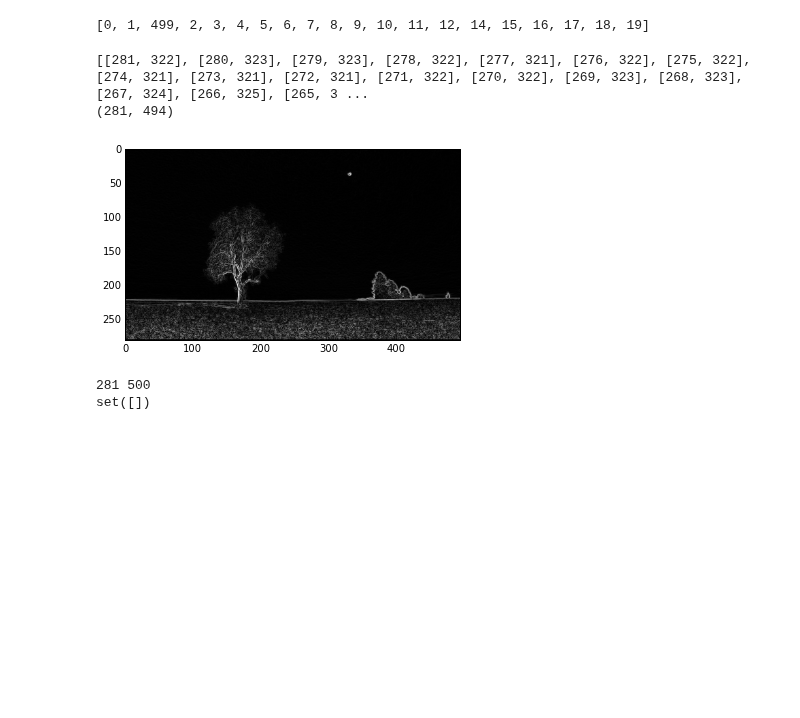
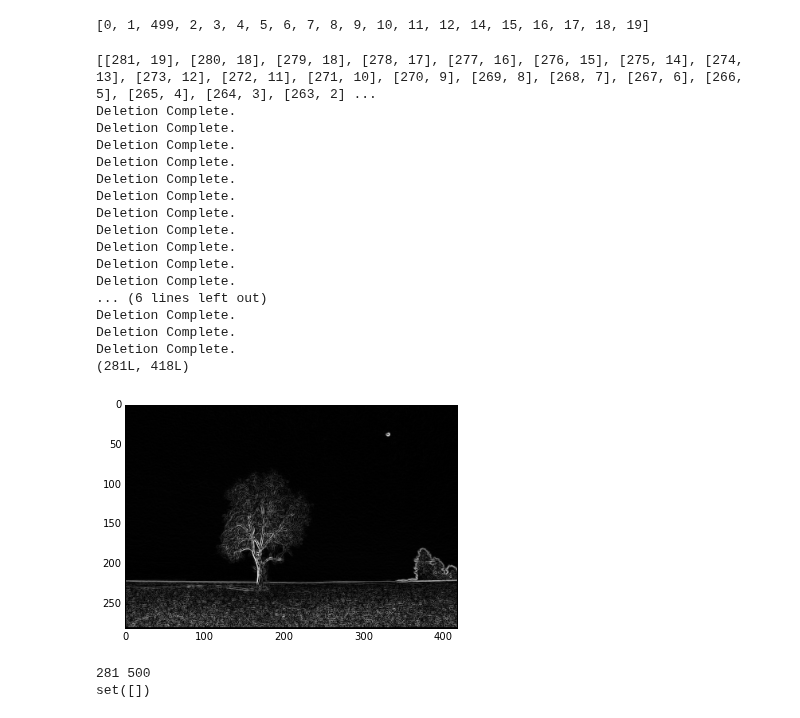
Before and after one commit to cnavas88/Image-Processing, a Jupyter notebook: practica3/Practica3.ipynb, the cells around one changed output. Saved outputs shown, nothing was run; the diff lists cells and outputs as text; code cells hidden in the pictures; blank space fills up the shorter version.

Commit message:
arreglado la lista backtracking

```diff
--- a/practica3/Practica3.ipynb
+++ b/practica3/Practica3.ipynb
@@ -110,35 +110,52 @@ print llistaBacktracking
 # %%
 def borrar_cami (img, path):
     height, width = img.shape[:2]
     img_retallada = np.zeros((height, width-1))
     path_cpy = path
     visitat = []
     for x in range(height):
         for y in range(width-1):
             if (x,y) not in path_cpy and x not in visitat:
                 img_retallada[x,y] = img[x,y]
             elif (x,y) in path_cpy:
                 visitat.add(x)
             else:
                 img_retallada[x,y-1] = img[x,y]
-    #print "Deletion Complete."
+    print "Deletion Complete."
     return img_retallada;
-print tall_vertical(h, llistaBacktracking[2], E, path)
-#path = tall_vertical(h, llistaBacktracking[0], E, path)
+
+path = []
+print tall_vertical(h, llistaBacktracking[19], E, path)
 #grad = borrar_cami(grad, path)
 #plt.subplot(1,2,1)
 #plt.imshow(normalitzar(grad), cmap="gray")
-#for t in range (50):
-#    path = []
-#    tall_vertical(h, llistaBacktracking[t], E, path)
-#    grad = borrar_cami(grad, path)
+for t in range(20):
+  path = []
+  path = tall_vertical(h, llistaBacktracking[t], E, path)
+#  print "*****::::", path
+  grad = borrar_cami(grad, path)
 #plt.subplot(1,2,2)
 plt.imshow(normalitzar(grad), cmap="gray")
 print grad.shape
 # %% [output]
-[[281, 322], [280, 323], [279, 323], [278, 322], [277, 321], [276, 322], [275, 322], [274, 321], [273, 321], [272, 321], [271, 322], [270, 322], [269, 323], [268, 323], [267, 324], [266, 325], [265, 3 ...
-(281, 494)
+[[281, 19], [280, 18], [279, 18], [278, 17], [277, 16], [276, 15], [275, 14], [274, 13], [273, 12], [272, 11], [271, 10], [270, 9], [269, 8], [268, 7], [267, 6], [266, 5], [265, 4], [264, 3], [263, 2] ...
+Deletion Complete.
+Deletion Complete.
+Deletion Complete.
+Deletion Complete.
+Deletion Complete.
+Deletion Complete.
+Deletion Complete.
+Deletion Complete.
+Deletion Complete.
+Deletion Complete.
+Deletion Complete.
+... (6 lines left out)
+Deletion Complete.
+Deletion Complete.
+Deletion Complete.
+(281L, 418L)
-[figure, old version]
+[figure, new version]
 # %%
     i=path
     #print "Deleting Vertical Seam..."
```
Also changed, not shown: parts of 1 cell of this notebook.
